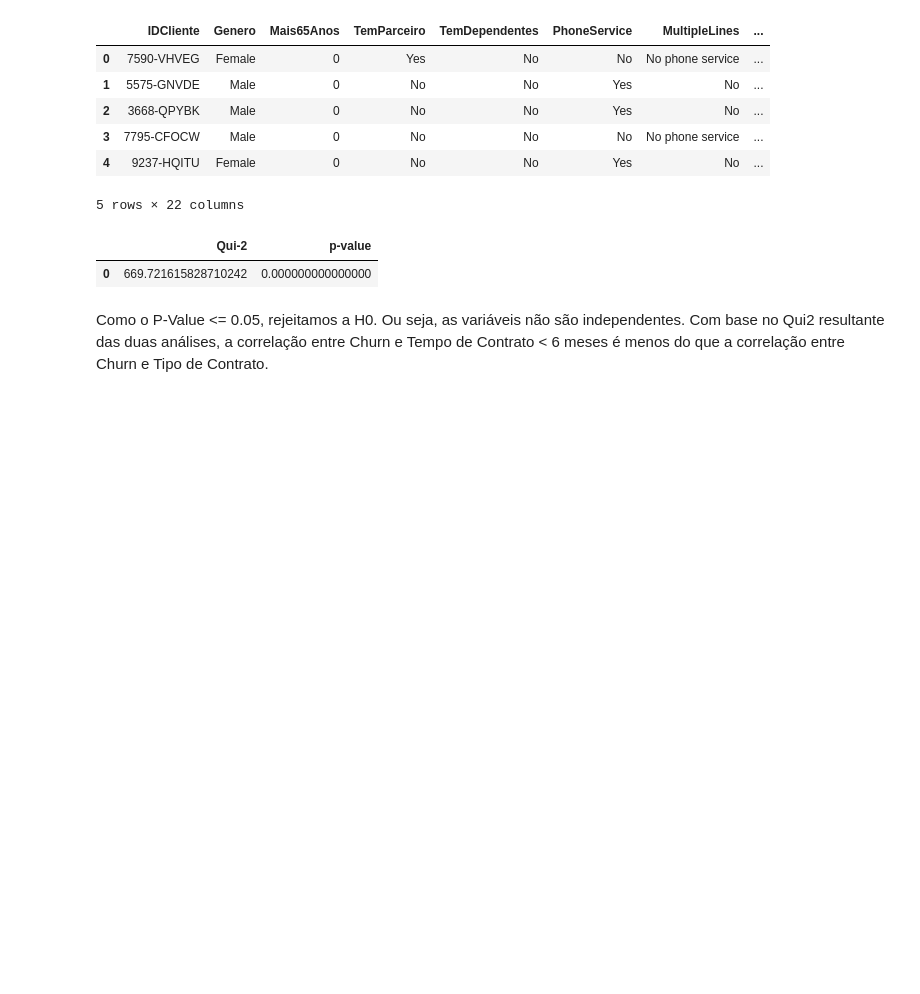
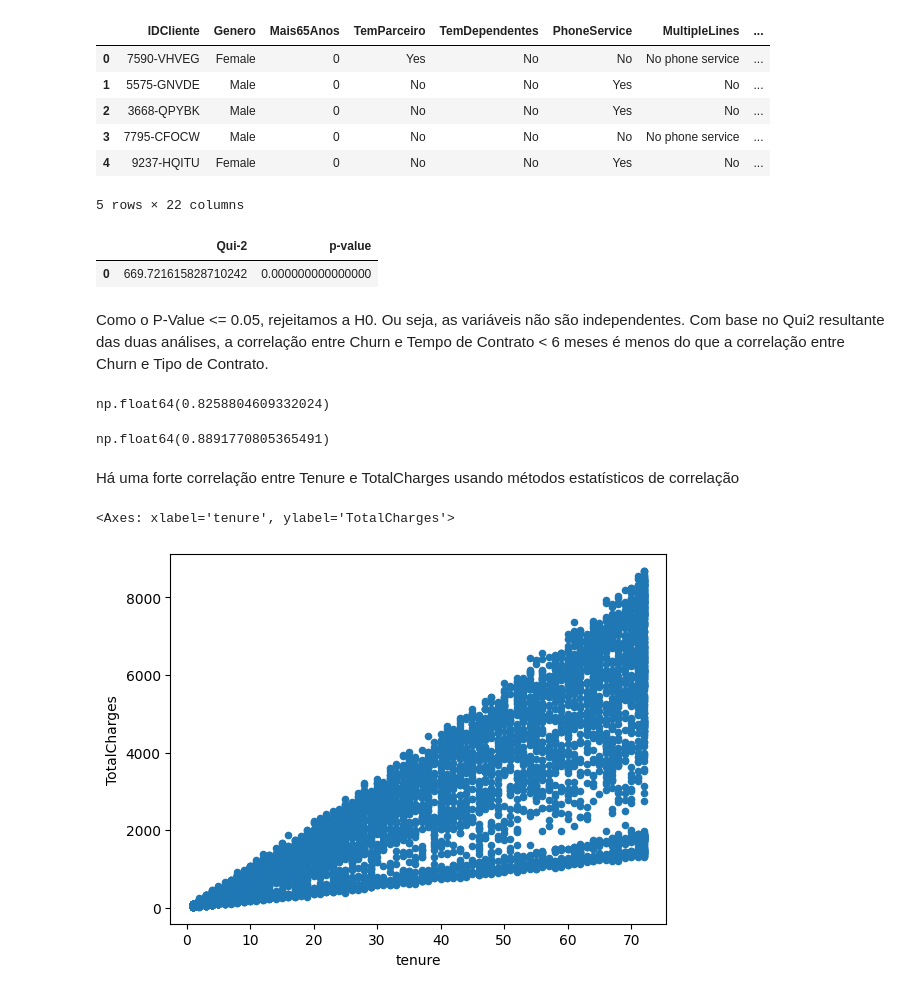
Before and after one commit to robertorj7/ia-develop-trilha-rs, a Jupyter notebook: m3_eda/eda_churn.ipynb, the cells around one changed output. Drawn from its saved outputs; the diff is of its cells as text; code cells hidden in the pictures; blank space fills up the shorter version.

```diff
--- a/m3_eda/eda_churn.ipynb
+++ b/m3_eda/eda_churn.ipynb
@@ -853,3 +853,27 @@ df_chi_scores_churn_tenure
 | 0 | 669.721615828710242 | 0.000000000000000 |
 # %% [markdown]
 Como o P-Value <= 0.05, rejeitamos a H0. Ou seja, as variáveis não são independentes. Com base no Qui2 resultante das duas análises, a correlação entre Churn e Tempo de Contrato < 6 meses é menos do que a correlação entre Churn e Tipo de Contrato.
+# %%
+# Correlação entre duas variáveis numéricas (quantitativas)
+# Tenure com TotalCharges
+# A intuição diz que quanto mais tempo de contrato, maior o valor total pago pelo cliente
+
+# Correlação entre duas vaiáveis numérias - Pearson
+df_churn.tenure.corr(df_churn.TotalCharges)
+# %% [output]
+np.float64(0.8258804609332024)
+# %%
+# Correlação entre duas vaiáveis numérias - Spearman
+df_churn.tenure.corr(df_churn.TotalCharges, method='spearman')
+# %% [output]
+np.float64(0.8891770805365491)
+# %% [markdown]
+Há uma forte correlação entre Tenure e TotalCharges usando métodos estatísticos de correlação
+# %%
+# Apresentar plot Scatter entre Tenure e TotalCharges
+# Gráfico de Dispersão
+
+df_churn.plot.scatter(x='tenure', y='TotalCharges')
+# %% [output]
+<Axes: xlabel='tenure', ylabel='TotalCharges'>
+[figure, added]
```
